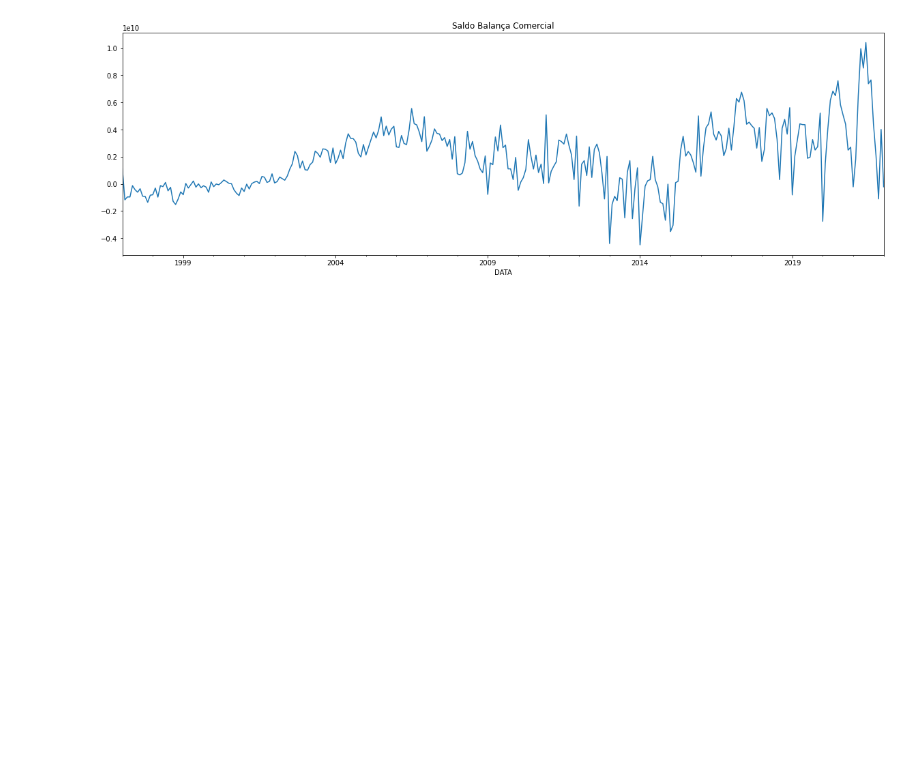
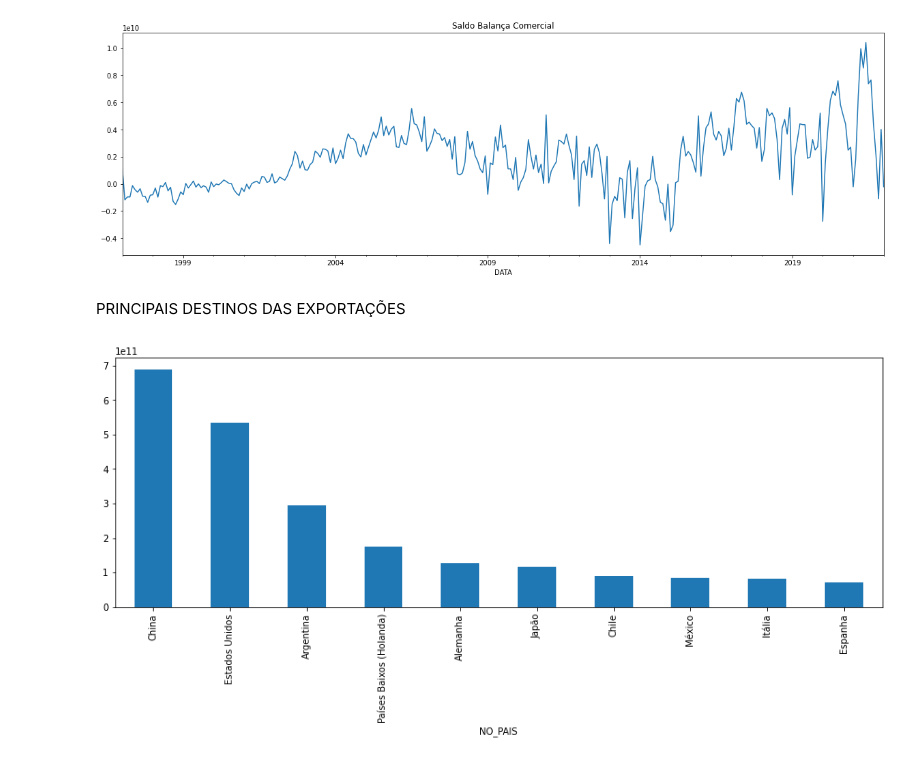
Before and after one commit to VizzottoMatheus/Automate, a Jupyter notebook: COMEX/eda_comex.ipynb, the cells around one changed output. Cells and saved outputs as stored; diff of their text form; code cells hidden in the pictures; blank space fills up the shorter version.

```diff
--- a/COMEX/eda_comex.ipynb
+++ b/COMEX/eda_comex.ipynb
@@ -62,3 +65,15 @@ plt.title("Saldo Balança Comercial")
 plt.show()
 # %% [output]
 [figure]
+# %% [markdown]
+PRINCIPAIS DESTINOS DAS EXPORTAÇÕES
+# %%
+top10_all = df_exportacoes.groupby("NO_PAIS")["VL_FOB"].sum().sort_values(ascending=False).head(10)
+# %%
+plt.figure(figsize = (15, 5))
+
+top10_all.plot(kind = "bar")
+
+plt.show()
+# %% [output]
+[figure, added]
```
Also changed, not shown: parts of 5 cells of this notebook, 1 other file.
